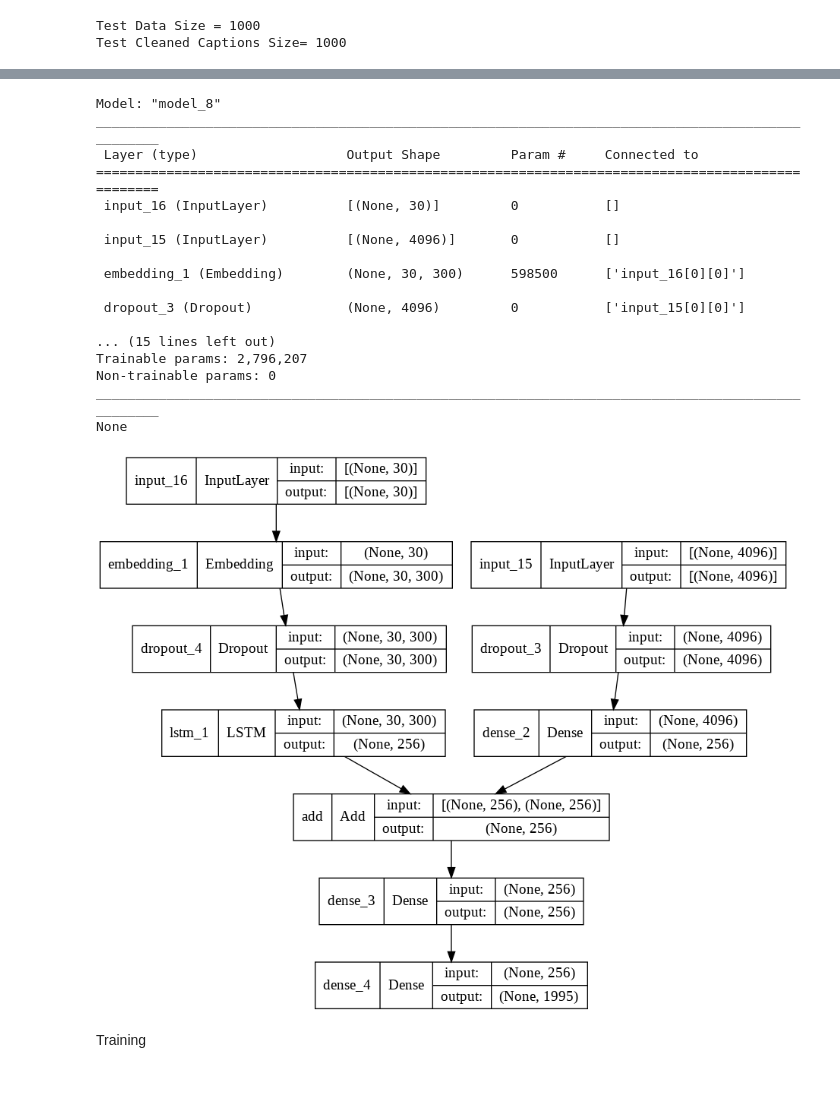
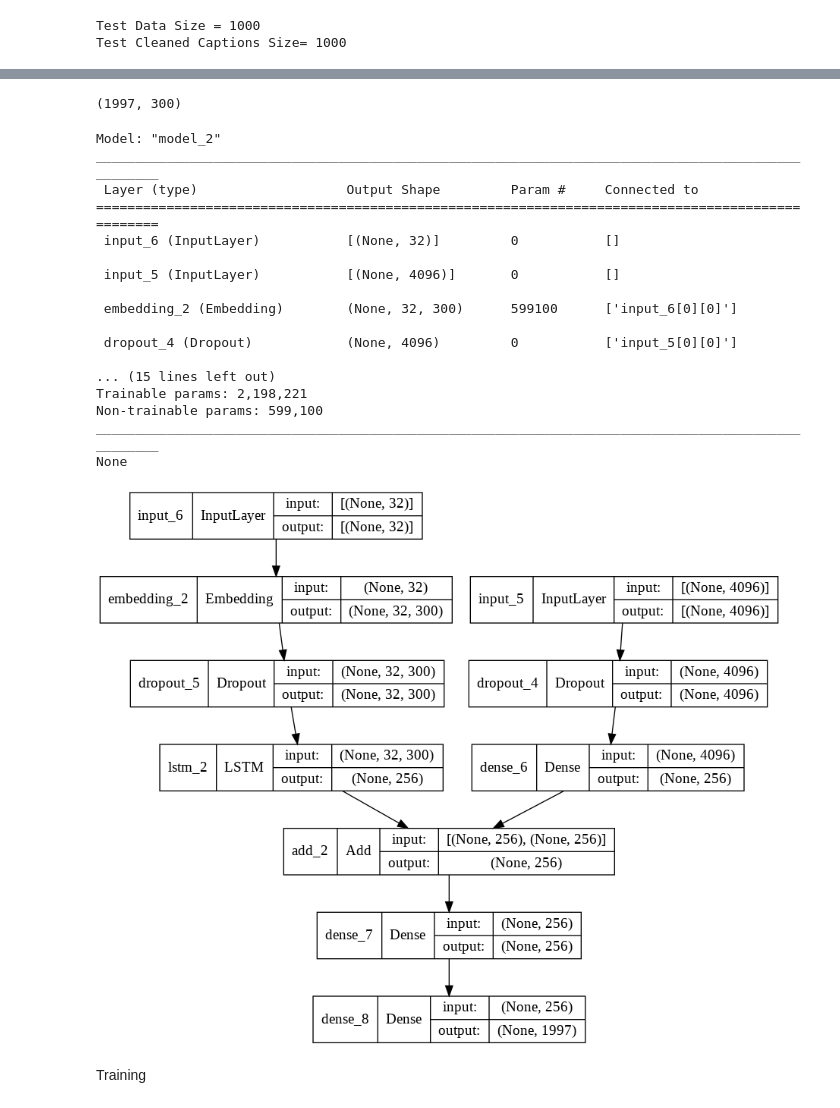
Before and after one commit to asadian98/Deep-Learning-Course-EE25647, a Jupyter notebook: HW3/HW3_Q3.ipynb, the cells around one changed output, grey strips where cells are left out. Cells and saved outputs as stored; diff of their text form; code cells hidden in the pictures.

```diff
--- a/HW3/HW3_Q3.ipynb
+++ b/HW3/HW3_Q3.ipynb
@@ -163,7 +171,8 @@ def to_vocabulary_save_cleaned_captions_and_plot(captions):
       cap_list.extend(captions[key][j].split())
   my_list = Counter(cap_list)
   vocab_list = [d for d in my_list.keys() if my_list[d] >= 10]
-
+  vocab_list.append('<START>')
+  vocab_list.append('<END>')
   vocabset = set(vocab_list)
 
   lines = list()
@@ -171,7 +180,7 @@ def to_vocabulary_save_cleaned_captions_and_plot(captions):
     for j in range(5):
       cap_ls = captions[key][j].split()
       cap = ' '.join([word for word in cap_ls if (word in vocabset)])
-      lines.append(key + ' ' + cap)
+      lines.append(key + ' <START> ' + cap + ' <END>')
   data = '\n'.join(lines)
   file = open('clean_captions.txt', 'w')
   file.write(data)
@@ -402,47 +441,53 @@ for word, i in word2idx.items():
         embedding_matrix[i] = embedding_vector
 
 print(embedding_matrix.shape)
+# %% [output]
+(1997, 300)
 # %%
 from tensorflow.keras.utils import plot_model
 from tensorflow.keras.layers import LSTM, Dense, Input, Dropout
 from keras.layers.merge import add
+from keras.models import Model
+
 
 inputs1 = Input(shape=(4096,))
 fe1 = Dropout(0.5)(inputs1)
 fe2 = Dense(256, activation='relu')(fe1)
 
 inputs2 = Input(shape=(maxCapSize,))
 se1 = tf.keras.layers.Embedding(vocab_size, 300, mask_zero=True)(inputs2)
 se2 = Dropout(0.5)(se1)
 se3 = LSTM(256)(se2)
 
 decoder1 = add([fe2, se3])
 decoder2 = Dense(256, activation='relu')(decoder1)
 outputs = Dense(vocab_size, activation='softmax')(decoder2)
 model = Model(inputs=[inputs1, inputs2], outputs=outputs)
+model.layers[2].set_weights([embedding_matrix])
+model.layers[2].trainable = False
 model.compile(loss='categorical_crossentropy', optimizer='adam')
 
 print(model.summary())
 plot_model(model, to_file='model.png', show_shapes=True)
 # %% [output]
-Model: "model_8"
+Model: "model_2"
 __________________________________________________________________________________________________
  Layer (type)                   Output Shape         Param #     Connected to
 ==================================================================================================
- input_16 (InputLayer)          [(None, 30)]         0           []
+ input_6 (InputLayer)           [(None, 32)]         0           []
 
- input_15 (InputLayer)          [(None, 4096)]       0           []
+ input_5 (InputLayer)           [(None, 4096)]       0           []
 
- embedding_1 (Embedding)        (None, 30, 300)      598500      ['input_16[0][0]']
+ embedding_2 (Embedding)        (None, 32, 300)      599100      ['input_6[0][0]']
 
- dropout_3 (Dropout)            (None, 4096)         0           ['input_15[0][0]']
+ dropout_4 (Dropout)            (None, 4096)         0           ['input_5[0][0]']
 
 ... (15 lines left out)
-Trainable params: 2,796,207
-Non-trainable params: 0
+Trainable params: 2,198,221
+Non-trainable params: 599,100
 __________________________________________________________________________________________________
 None
-[figure, old version]
+[figure, new version]
 # %% [markdown]
 Training
 # %%
```
Also changed, not shown: parts of 42 cells of this notebook.
